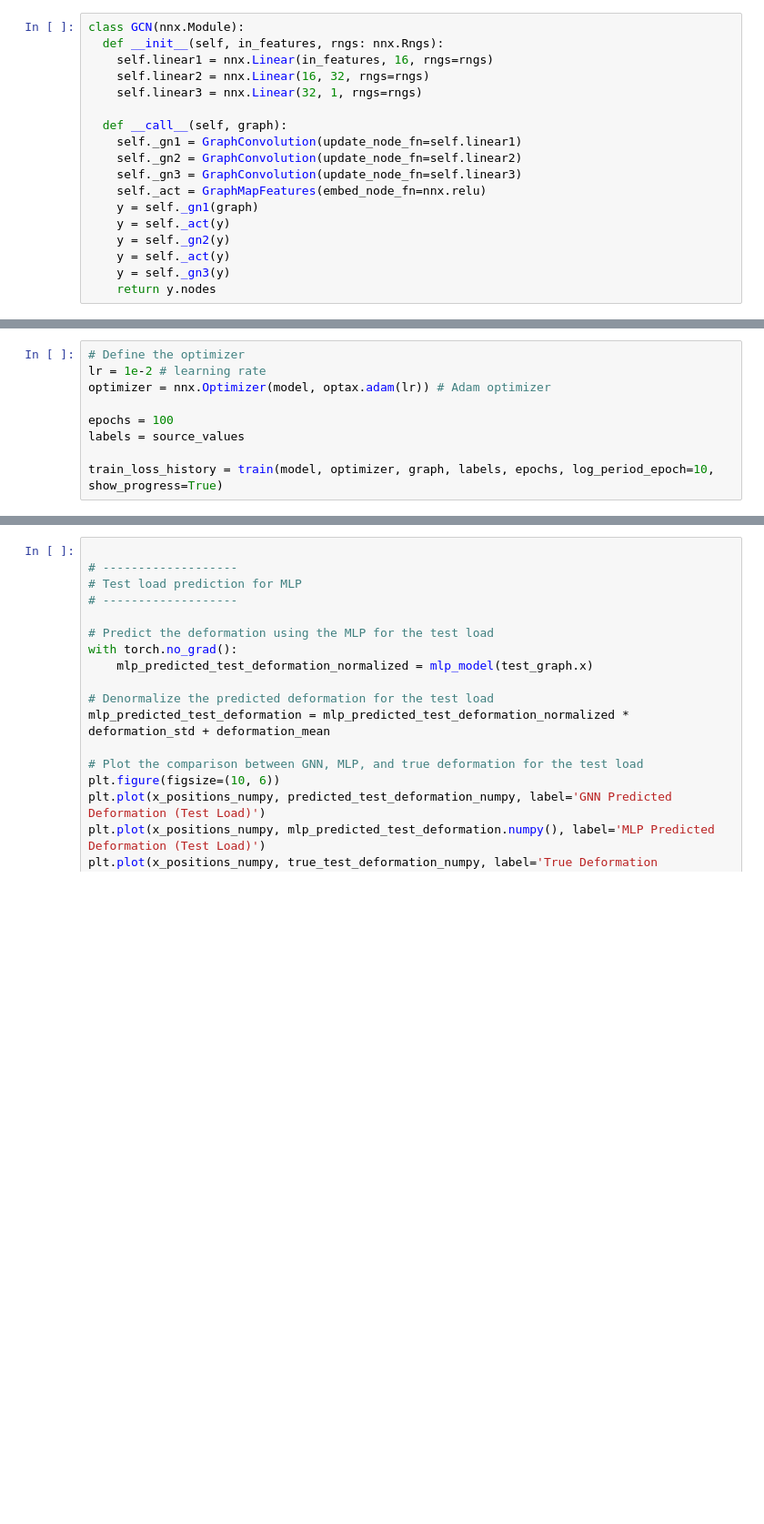
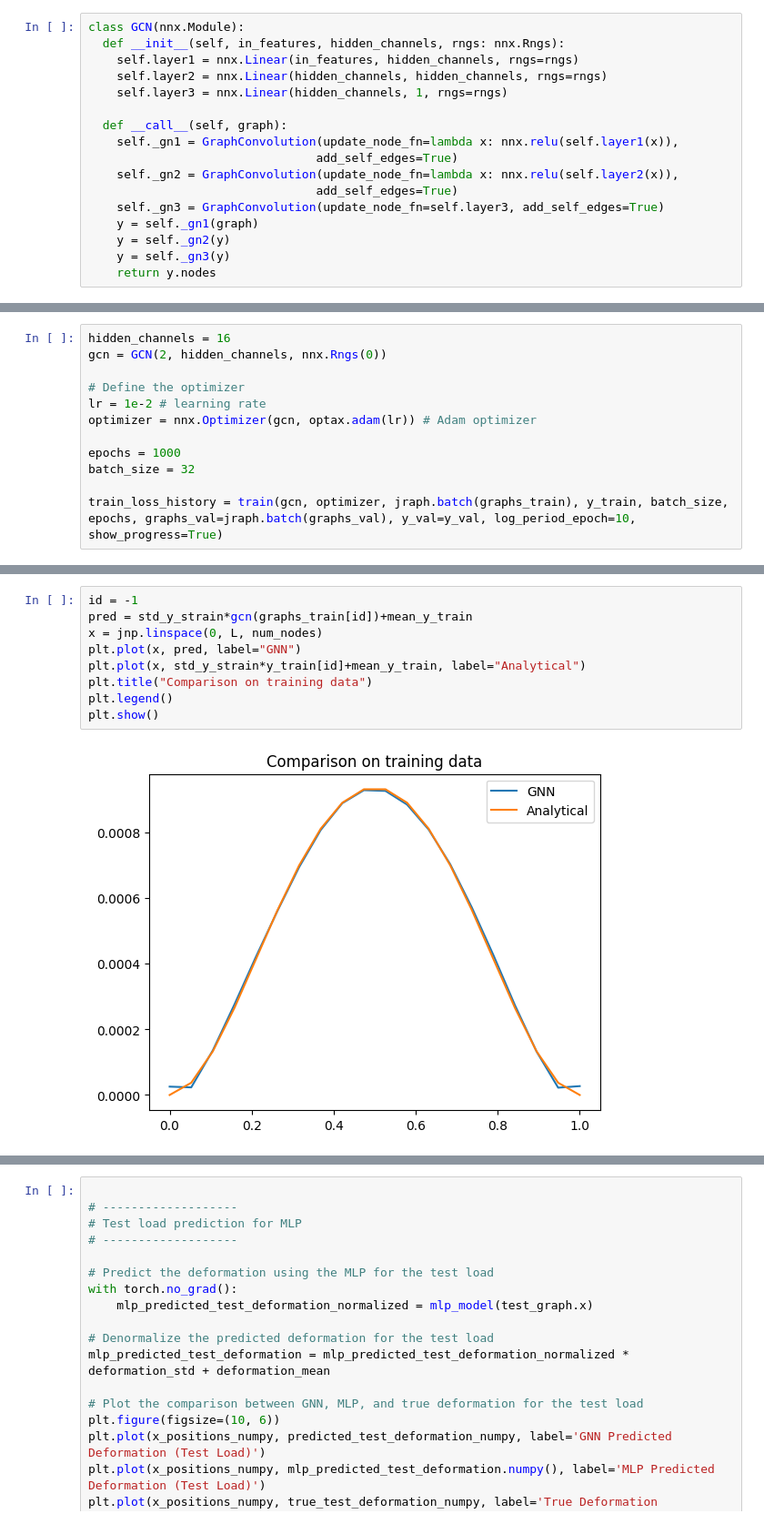
Before and after one commit to alucantonio/data_enhanced_simulation, a Jupyter notebook: 6_GNNforPhysics.ipynb, the cells around one changed output, grey strips where cells are left out. Shown at 91% size. Drawn from its saved outputs; the diff is of its cells as text; blank space fills up the shorter version.

Commit message:
Finished training GNN for rod.

```diff
--- a/6_GNNforPhysics.ipynb
+++ b/6_GNNforPhysics.ipynb
@@ -76,18 +131,17 @@ Define the GCN architecture:
 # %%
 class GCN(nnx.Module):
-  def __init__(self, in_features, rngs: nnx.Rngs):
-    self.linear1 = nnx.Linear(in_features, 16, rngs=rngs)
-    self.linear2 = nnx.Linear(16, 32, rngs=rngs)
-    self.linear3 = nnx.Linear(32, 1, rngs=rngs)
+  def __init__(self, in_features, hidden_channels, rngs: nnx.Rngs):
+    self.layer1 = nnx.Linear(in_features, hidden_channels, rngs=rngs)
+    self.layer2 = nnx.Linear(hidden_channels, hidden_channels, rngs=rngs)
+    self.layer3 = nnx.Linear(hidden_channels, 1, rngs=rngs)
 
   def __call__(self, graph):
-    self._gn1 = GraphConvolution(update_node_fn=self.linear1)
-    self._gn2 = GraphConvolution(update_node_fn=self.linear2)
-    self._gn3 = GraphConvolution(update_node_fn=self.linear3)
-    self._act = GraphMapFeatures(embed_node_fn=nnx.relu)
+    self._gn1 = GraphConvolution(update_node_fn=lambda x: nnx.relu(self.layer1(x)),
+                                add_self_edges=True)
+    self._gn2 = GraphConvolution(update_node_fn=lambda x: nnx.relu(self.layer2(x)),
+                                add_self_edges=True)
+    self._gn3 = GraphConvolution(update_node_fn=self.layer3, add_self_edges=True)
     y = self._gn1(graph)
-    y = self._act(y)
     y = self._gn2(y)
-    y = self._act(y)
     y = self._gn3(y)
     return y.nodes
@@ -148,9 +196,12 @@ Let's train the GCN!
 # %%
+hidden_channels = 16
+gcn = GCN(2, hidden_channels, nnx.Rngs(0))
+
 # Define the optimizer
 lr = 1e-2 # learning rate
-optimizer = nnx.Optimizer(model, optax.adam(lr)) # Adam optimizer
+optimizer = nnx.Optimizer(gcn, optax.adam(lr)) # Adam optimizer
 
-epochs = 100
-labels = source_values
+epochs = 1000
+batch_size = 32
 
-train_loss_history = train(model, optimizer, graph, labels, epochs, log_period_epoch=10, show_progress=True)
+train_loss_history = train(gcn, optimizer, jraph.batch(graphs_train), y_train, batch_size, epochs, graphs_val=jraph.batch(graphs_val), y_val=y_val, log_period_epoch=10, show_progress=True)
@@ -376,0 +226,11 @@ plt.show()
+# %%
+id = -1
+pred = std_y_strain*gcn(graphs_train[id])+mean_y_train
+x = jnp.linspace(0, L, num_nodes)
+plt.plot(x, pred, label="GNN")
+plt.plot(x, std_y_strain*y_train[id]+mean_y_train, label="Analytical")
+plt.title("Comparison on training data")
+plt.legend()
+plt.show()
+# %% [output]
+[figure, added]
```
Also changed, not shown: parts of 27 cells of this notebook.
